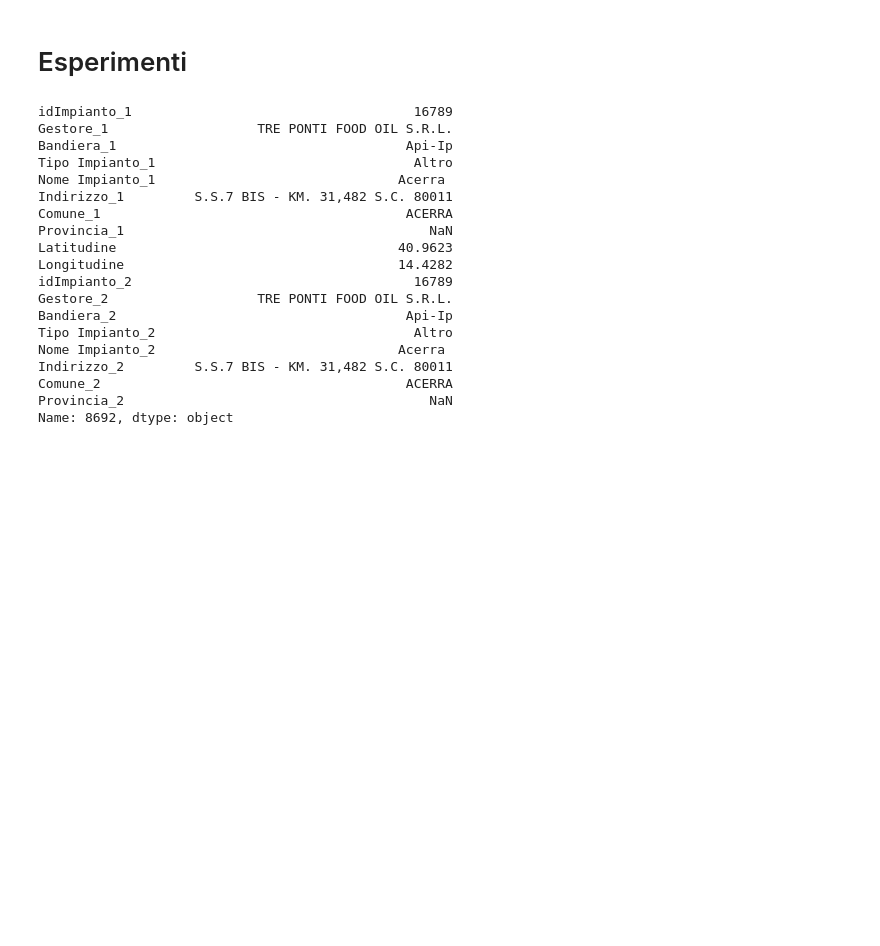
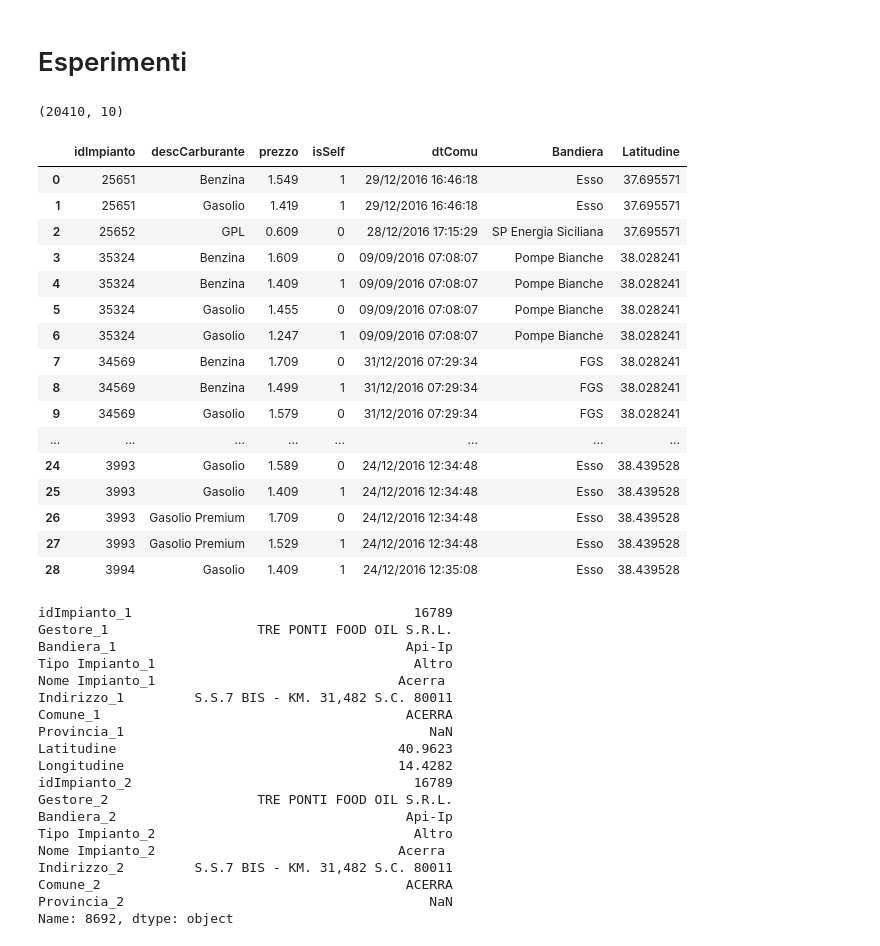
Before and after one commit to livio-grattarola/ProvePython, a Jupyter notebook: Code/Anagrafica Carburante.ipynb, the cells around one changed output. Cells and saved outputs as stored; diff of their text form; code cells hidden in the pictures; blank space fills up the shorter version.

```diff
--- a/Code/Anagrafica Carburante.ipynb
+++ b/Code/Anagrafica Carburante.ipynb
@@ -43,5 +60,36 @@ Index(['idImpianto', 'Gestore', 'Bandiera', 'Tipo Impianto', 'Nome Impianto',
 # %% [markdown]
 # Esperimenti
+# %%
+orig = df1
+print(orig.shape)
+dfg = orig.groupby(['Latitudine', 'Longitudine']).size().reset_index(name='counts')
+dups = dfg[dfg['counts']  > 1]
+
+part = dups.iloc[0:5, :].merge(orig, on= ['Latitudine', 'Longitudine'], suffixes=('_1', '_2'), how='inner')
+cols = [x for x in prezzi1.columns]
+cols.append('Bandiera')
+cols.append('Latitudine')
+
+part.merge(prezzi1, on= ['idImpianto'], suffixes=('_1', '_2'), how='inner')[cols]
+# %% [output]
+(20410, 10)
+|  | idImpianto | descCarburante | prezzo | isSelf | dtComu | Bandiera | Latitudine |
+| 0 | 25651 | Benzina | 1.549 | 1 | 29/12/2016 16:46:18 | Esso | 37.695571 |
+| 1 | 25651 | Gasolio | 1.419 | 1 | 29/12/2016 16:46:18 | Esso | 37.695571 |
+| 2 | 25652 | GPL | 0.609 | 0 | 28/12/2016 17:15:29 | SP Energia Siciliana | 37.695571 |
+| 3 | 35324 | Benzina | 1.609 | 0 | 09/09/2016 07:08:07 | Pompe Bianche | 38.028241 |
+| 4 | 35324 | Benzina | 1.409 | 1 | 09/09/2016 07:08:07 | Pompe Bianche | 38.028241 |
+| 5 | 35324 | Gasolio | 1.455 | 0 | 09/09/2016 07:08:07 | Pompe Bianche | 38.028241 |
+| 6 | 35324 | Gasolio | 1.247 | 1 | 09/09/2016 07:08:07 | Pompe Bianche | 38.028241 |
+| 7 | 34569 | Benzina | 1.709 | 0 | 31/12/2016 07:29:34 | FGS | 38.028241 |
+| 8 | 34569 | Benzina | 1.499 | 1 | 31/12/2016 07:29:34 | FGS | 38.028241 |
+| 9 | 34569 | Gasolio | 1.579 | 0 | 31/12/2016 07:29:34 | FGS | 38.028241 |
+| ... | ... | ... | ... | ... | ... | ... | ... |
+| 24 | 3993 | Gasolio | 1.589 | 0 | 24/12/2016 12:34:48 | Esso | 38.439528 |
+| 25 | 3993 | Gasolio | 1.409 | 1 | 24/12/2016 12:34:48 | Esso | 38.439528 |
+| 26 | 3993 | Gasolio Premium | 1.709 | 0 | 24/12/2016 12:34:48 | Esso | 38.439528 |
+| 27 | 3993 | Gasolio Premium | 1.529 | 1 | 24/12/2016 12:34:48 | Esso | 38.439528 |
+| 28 | 3994 | Gasolio | 1.409 | 1 | 24/12/2016 12:35:08 | Esso | 38.439528 |
 # %%
 merged = df1.merge(df2, on= ['idImpianto', 'Gestore'], suffixes=('_1', '_2'), how='outer' )
 merged[ merged['Bandiera_1'] != merged['Bandiera_2']]
```
Also changed, not shown: parts of 5 cells of this notebook, 3 other files.
